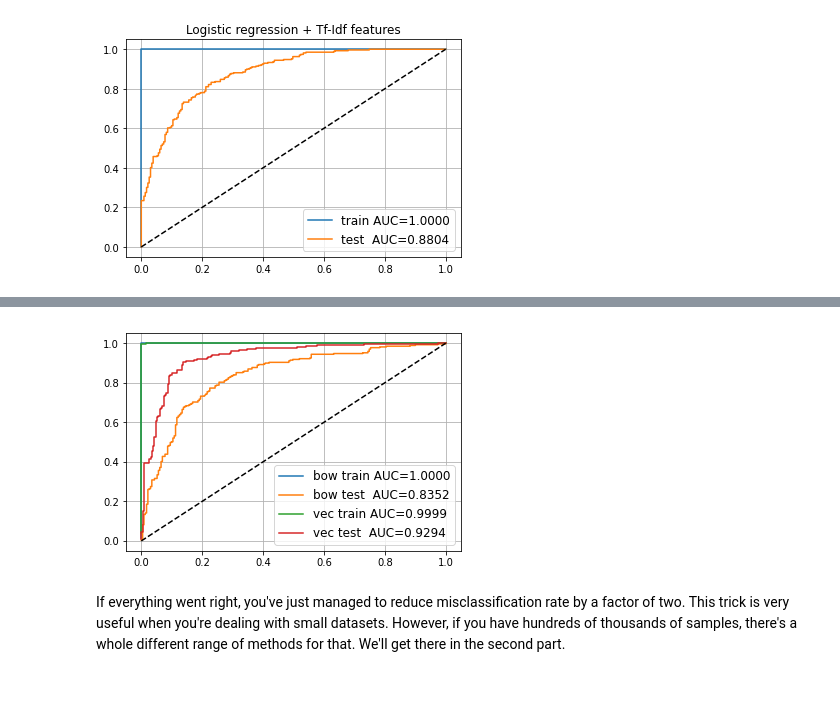
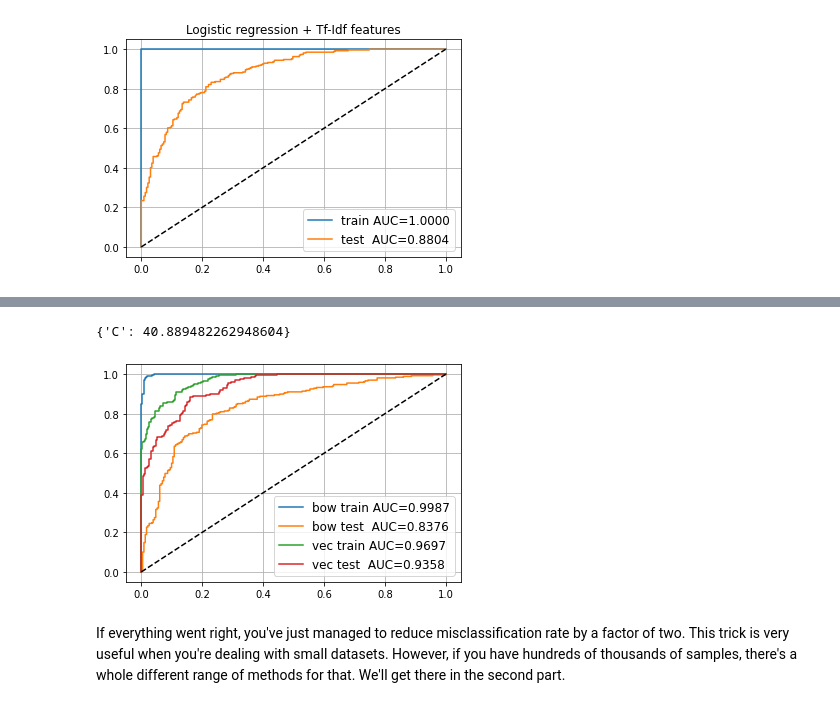
Before and after one commit to Extremesarova/yandex_nlp_course, a Jupyter notebook: week02_text_classification/homework_part1.ipynb, the cells around one changed output, grey strips where cells are left out. Drawn from its saved outputs; the diff is of its cells as text; code cells hidden in the pictures.

```diff
--- a/week02_text_classification/homework_part1.ipynb
+++ b/week02_text_classification/homework_part1.ipynb
@@ -509,17 +478,32 @@ def vectorize_sum(comment):
     """
     implement a function that converts preprocessed comment to a sum of token vectors
     """
-    embedding_dim = embeddings.wv.vectors.shape[1]
-    features = np.zeros([embedding_dim], dtype='float32')
+    embedding_dim = embeddings.vectors.shape[1]
+    features = np.zeros([embedding_dim], dtype="float32")
 
-    <YOUR CODE>
+    features = np.sum(
+        [
+            embeddings.get_vector(word) if word in embeddings.key_to_index else features
+            for word in comment.split()
+        ],
+        axis=0,
+    ) / len(comment.split())
 
     return features
 
+
 assert np.allclose(
     vectorize_sum("who cares anymore . they attack with impunity .")[::70],
-    np.array([ 0.0108616 ,  0.0261663 ,  0.13855131, -0.18510573, -0.46380025])
+    np.array([ 0.00120684,  0.00290737,  0.01539459, -0.0205673 , -0.05153336])
 )
 # %%
 X_train_wv = np.stack([vectorize_sum(text) for text in texts_train])
 X_test_wv = np.stack([vectorize_sum(text) for text in texts_test])
+# %%
+from sklearn.linear_model import LogisticRegression
+from sklearn.model_selection import GridSearchCV, StratifiedKFold
+
+parameters = {"C": np.logspace(-2, 2, 1000)}
+# %%
+clf = GridSearchCV(LogisticRegression(solver='lbfgs', random_state=42, max_iter=10000), parameters, n_jobs=-1, cv=StratifiedKFold(2))
+clf.fit(X_train_wv, y_train)
@@ -526,23 +523,27 @@ X_test_wv = np.stack([vectorize_sum(text) for text in texts_test])
+# %%
+clf.best_params_
+# %% [output]
+{'C': 40.889482262948604}
+# %%
+wv_model = clf.best_estimator_
 # %%
-wv_model = LogisticRegression().fit(X_train_wv, y_train)
-
 for name, X, y, model in [
-    ('bow train', X_train_bow, y_train, bow_model),
-    ('bow test ', X_test_bow, y_test, bow_model),
+    ('bow train', X_train_bow, y_train, bow_log_reg_model),
+    ('bow test ', X_test_bow, y_test, bow_log_reg_model),
     ('vec train', X_train_wv, y_train, wv_model),
     ('vec test ', X_test_wv, y_test, wv_model)
 ]:
     proba = model.predict_proba(X)[:, 1]
     auc = roc_auc_score(y, proba)
     plt.plot(*roc_curve(y, proba)[:2], label='%s AUC=%.4f' % (name, auc))
 
 plt.plot([0, 1], [0, 1], '--', color='black',)
 plt.legend(fontsize='large')
 plt.grid()
 
 assert roc_auc_score(y_test, wv_model.predict_proba(X_test_wv)[:, 1]) > 0.92, "something's wrong with your features"
 # %% [output]
-[figure, old version]
+[figure, new version]
 # %% [markdown]
 If everything went right, you've just managed to reduce misclassification rate by a factor of two.
 This trick is very useful when you're dealing with small datasets. However, if you have hundreds of thousands of samples, there's a whole different range of methods for that. We'll get there in the second part.
```
Also changed, not shown: parts of 3 cells of this notebook, 1 other file.
